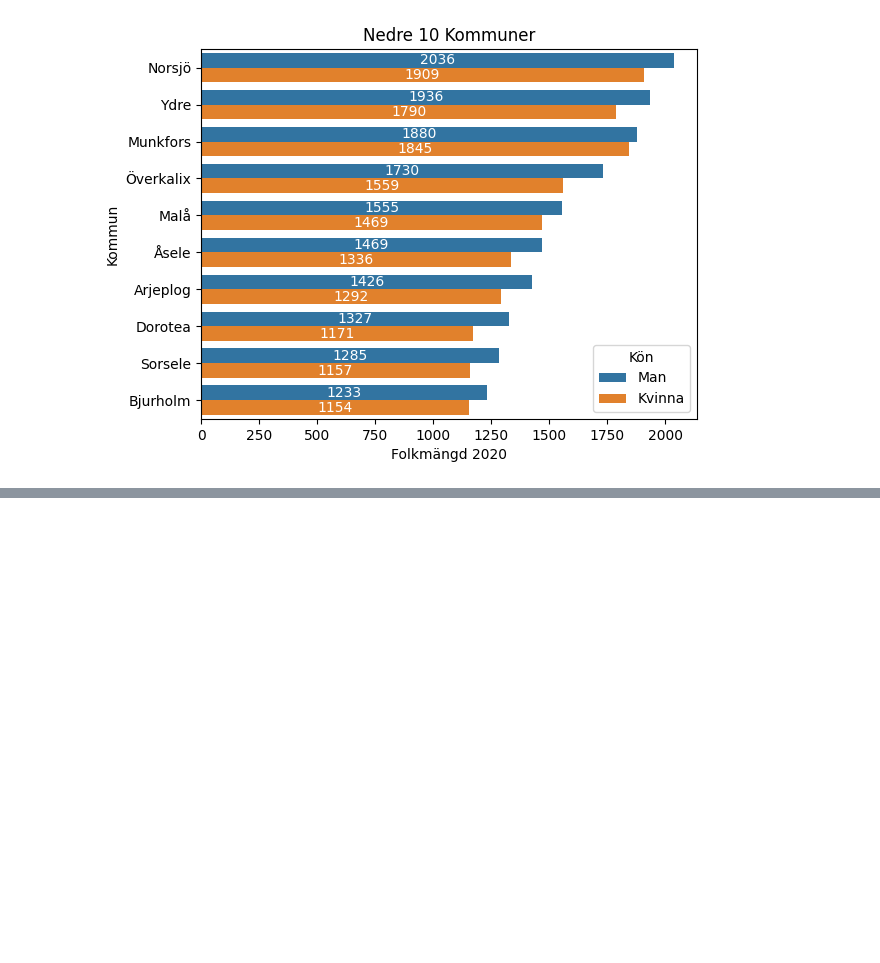
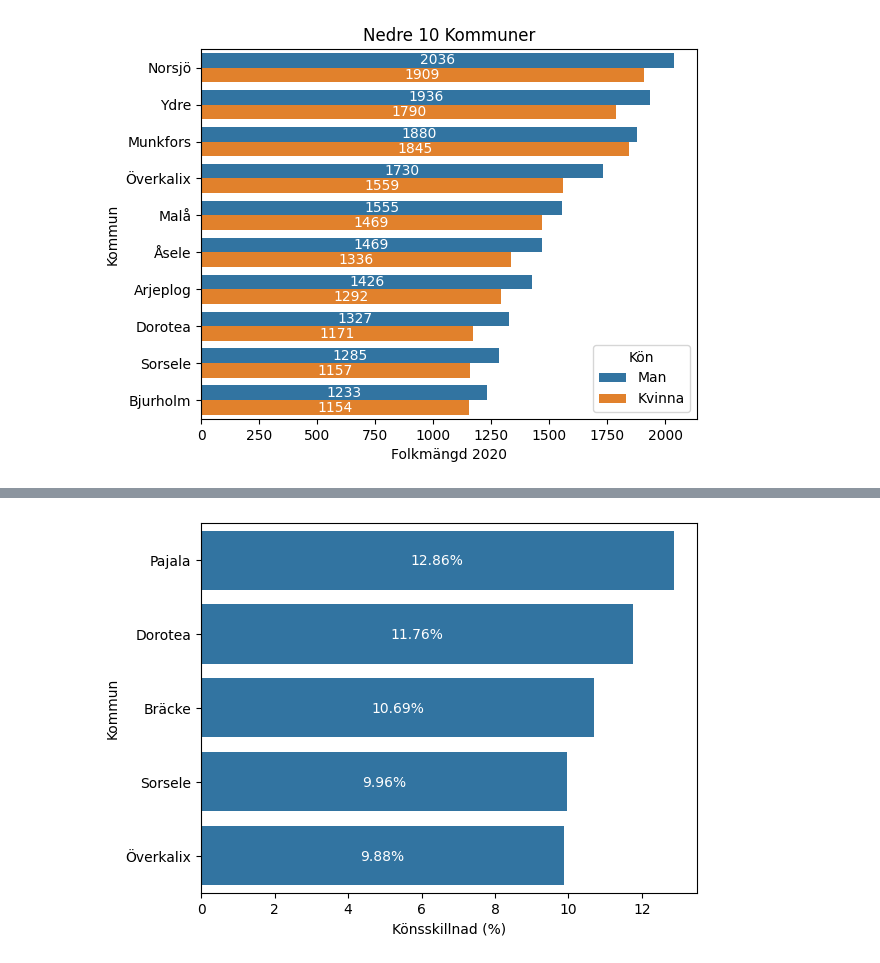
Before and after one commit to SVMino53/aiM24_Databehandling, a Jupyter notebook: Vecka 1/E1_pandas_basic_syntax.ipynb, the cells around one changed output, grey strips where cells are left out. Drawn from its saved outputs; the diff is of its cells as text; code cells hidden in the pictures; blank space fills up the shorter version.

```diff
--- a/Vecka 1/E1_pandas_basic_syntax.ipynb
+++ b/Vecka 1/E1_pandas_basic_syntax.ipynb
@@ -638,0 +641,31 @@ plt.show()
+# %%
+kommuner_män_df.set_index("Kommun", inplace=True)
+kommuner_kvinnor_df.set_index("Kommun", inplace=True)
+# %%
+# g)
+
+topp5_kommuner_könsskilnad = {"Kommun": [], "Skillnad": []}
+for kommun in kommuner_män_df.index:
+    antal_män = kommuner_män_df.at[kommun, "Folkmängd 2020"]
+    antal_kvinnor = kommuner_kvinnor_df.at[kommun, "Folkmängd 2020"]
+    pct_skillnad = abs(antal_män - antal_kvinnor)/max(antal_män, antal_kvinnor)*100
+    if topp5_kommuner_könsskilnad["Kommun"] == []:
+        topp5_kommuner_könsskilnad["Kommun"].append(kommun)
+        topp5_kommuner_könsskilnad["Skillnad"].append(pct_skillnad)
+    for i, jämf_skillnad in enumerate(topp5_kommuner_könsskilnad["Skillnad"]):
+        if pct_skillnad > jämf_skillnad:
+            topp5_kommuner_könsskilnad["Kommun"].insert(i, kommun)
+            topp5_kommuner_könsskilnad["Skillnad"].insert(i, pct_skillnad)
+            break
+    if len(topp5_kommuner_könsskilnad["Kommun"]) > 5:
+        topp5_kommuner_könsskilnad["Kommun"].pop()
+        topp5_kommuner_könsskilnad["Skillnad"].pop()
+
+topp5_kommuner_könsskilnad_df = pd.DataFrame(topp5_kommuner_könsskilnad)
+topp5_kommuner_könsskilnad_df.rename(columns={"Skillnad": "Könsskillnad (%)"}, inplace=True)
+ax = sb.barplot(topp5_kommuner_könsskilnad_df, y="Kommun", x="Könsskillnad (%)")
+ax.bar_label(ax.containers[0], color="white", label_type="center", fmt=lambda x: f"{x:.2f}%")
+
+plt.show()
+# %% [output]
+[figure, added]
```
Also changed, not shown: parts of 3 cells of this notebook.
